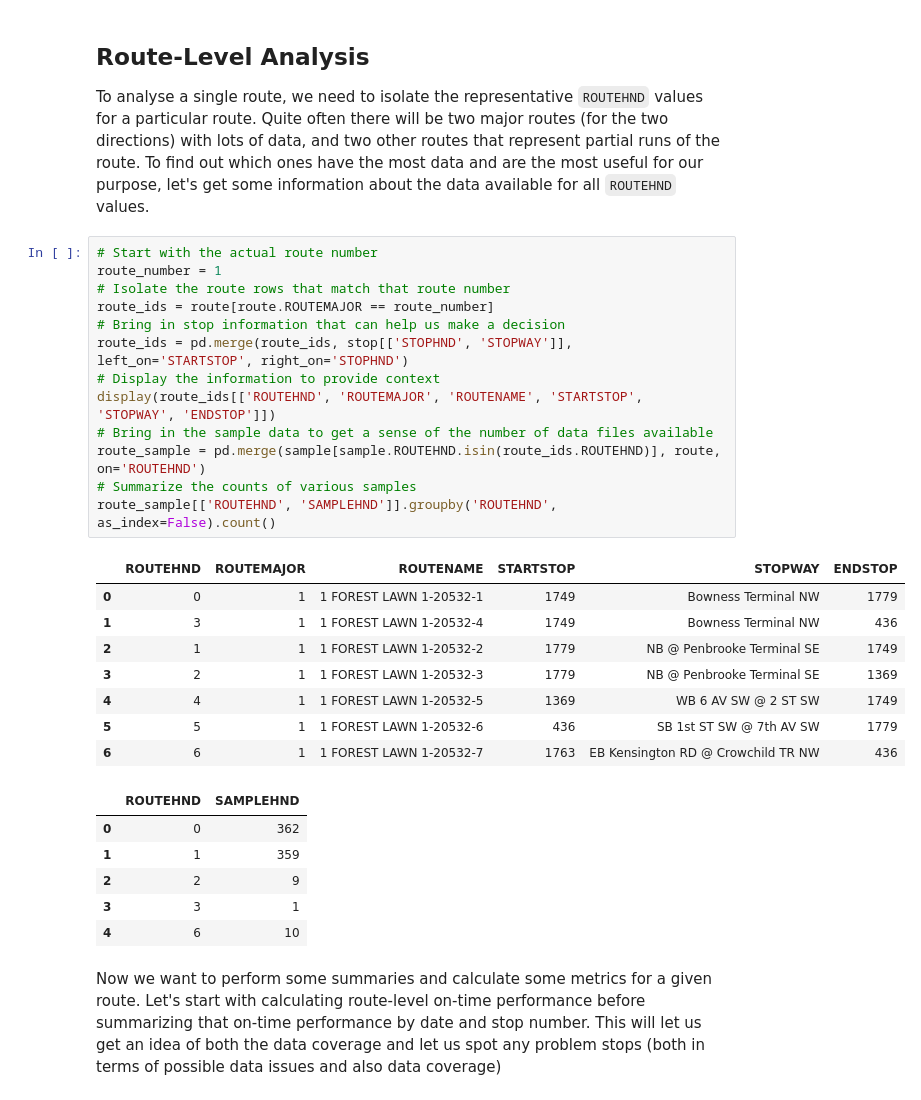
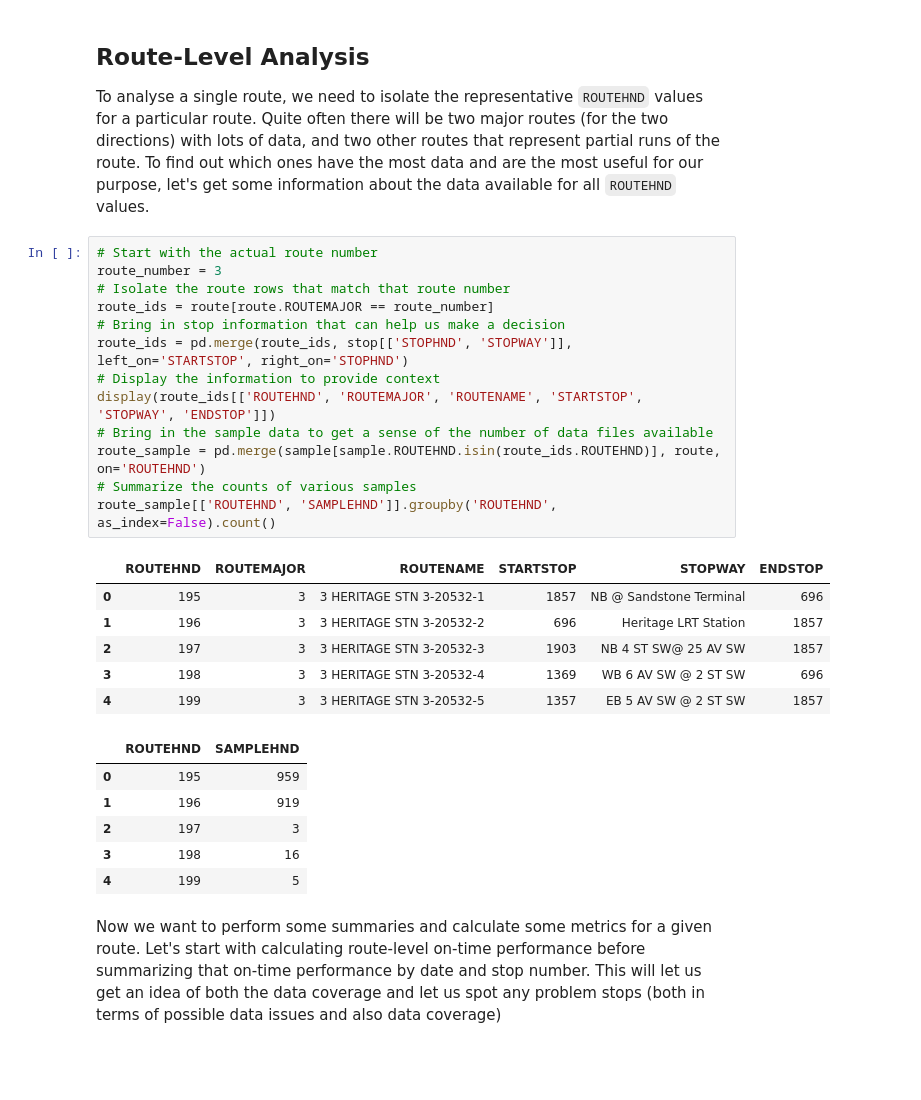
Before and after one commit to transit-analytics-lab/civ1599, a Jupyter notebook: labs/Exploring Reliability with APC Data.ipynb, the cells around one changed output. Cells and saved outputs as stored; diff of their text form; blank space fills up the shorter version.

```diff
--- a/labs/Exploring Reliability with APC Data.ipynb
+++ b/labs/Exploring Reliability with APC Data.ipynb
@@ -97,32 +97,30 @@ Removed 44607 rows (1.4265936083924269%
 To analyse a single route, we need to isolate the representative `ROUTEHND` values for a particular route. Quite often there will be two major routes (for the two directions) with lots of data, and two other routes that represent partial runs of the route. To find out which ones have the most data and are the most useful for our purpose, let's get some information about the data available for all `ROUTEHND` values.
 # %%
 # Start with the actual route number
-route_number = 1
+route_number = 3
 # Isolate the route rows that match that route number
 route_ids = route[route.ROUTEMAJOR == route_number]
 # Bring in stop information that can help us make a decision
 route_ids = pd.merge(route_ids, stop[['STOPHND', 'STOPWAY']], left_on='STARTSTOP', right_on='STOPHND')
 # Display the information to provide context
 display(route_ids[['ROUTEHND', 'ROUTEMAJOR', 'ROUTENAME', 'STARTSTOP', 'STOPWAY', 'ENDSTOP']])
 # Bring in the sample data to get a sense of the number of data files available
 route_sample = pd.merge(sample[sample.ROUTEHND.isin(route_ids.ROUTEHND)], route, on='ROUTEHND')
 # Summarize the counts of various samples
 route_sample[['ROUTEHND', 'SAMPLEHND']].groupby('ROUTEHND', as_index=False).count()
 # %% [output]
 |  | ROUTEHND | ROUTEMAJOR | ROUTENAME | STARTSTOP | STOPWAY | ENDSTOP |
-| 0 | 0 | 1 | 1 FOREST LAWN 1-20532-1 | 1749 | Bowness Terminal NW | 1779 |
-| 1 | 3 | 1 | 1 FOREST LAWN 1-20532-4 | 1749 | Bowness Terminal NW | 436 |
-| 2 | 1 | 1 | 1 FOREST LAWN 1-20532-2 | 1779 | NB @ Penbrooke Terminal SE | 1749 |
-| 3 | 2 | 1 | 1 FOREST LAWN 1-20532-3 | 1779 | NB @ Penbrooke Terminal SE | 1369 |
-| 4 | 4 | 1 | 1 FOREST LAWN 1-20532-5 | 1369 | WB 6 AV SW @ 2 ST SW | 1749 |
-| 5 | 5 | 1 | 1 FOREST LAWN 1-20532-6 | 436 | SB 1st ST SW @ 7th AV SW | 1779 |
-| 6 | 6 | 1 | 1 FOREST LAWN 1-20532-7 | 1763 | EB Kensington RD @ Crowchild TR NW | 436 |
+| 0 | 195 | 3 | 3 HERITAGE STN 3-20532-1 | 1857 | NB @ Sandstone Terminal | 696 |
+| 1 | 196 | 3 | 3 HERITAGE STN 3-20532-2 | 696 | Heritage LRT Station | 1857 |
+| 2 | 197 | 3 | 3 HERITAGE STN 3-20532-3 | 1903 | NB 4 ST SW@ 25 AV SW | 1857 |
+| 3 | 198 | 3 | 3 HERITAGE STN 3-20532-4 | 1369 | WB 6 AV SW @ 2 ST SW | 696 |
+| 4 | 199 | 3 | 3 HERITAGE STN 3-20532-5 | 1357 | EB 5 AV SW @ 2 ST SW | 1857 |
 |  | ROUTEHND | SAMPLEHND |
-| 0 | 0 | 362 |
-| 1 | 1 | 359 |
-| 2 | 2 | 9 |
-| 3 | 3 | 1 |
-| 4 | 6 | 10 |
+| 0 | 195 | 959 |
+| 1 | 196 | 919 |
+| 2 | 197 | 3 |
+| 3 | 198 | 16 |
+| 4 | 199 | 5 |
 # %% [markdown]
 Now we want to perform some summaries and calculate some metrics for a given route. Let's start with calculating route-level on-time performance before summarizing that on-time performance by date and stop number. This will let us get an idea of both the data coverage and let us spot any problem stops (both in terms of possible data issues and also data coverage)
 # %%
```
Also changed, not shown: parts of 3 cells of this notebook, 1 other file.
